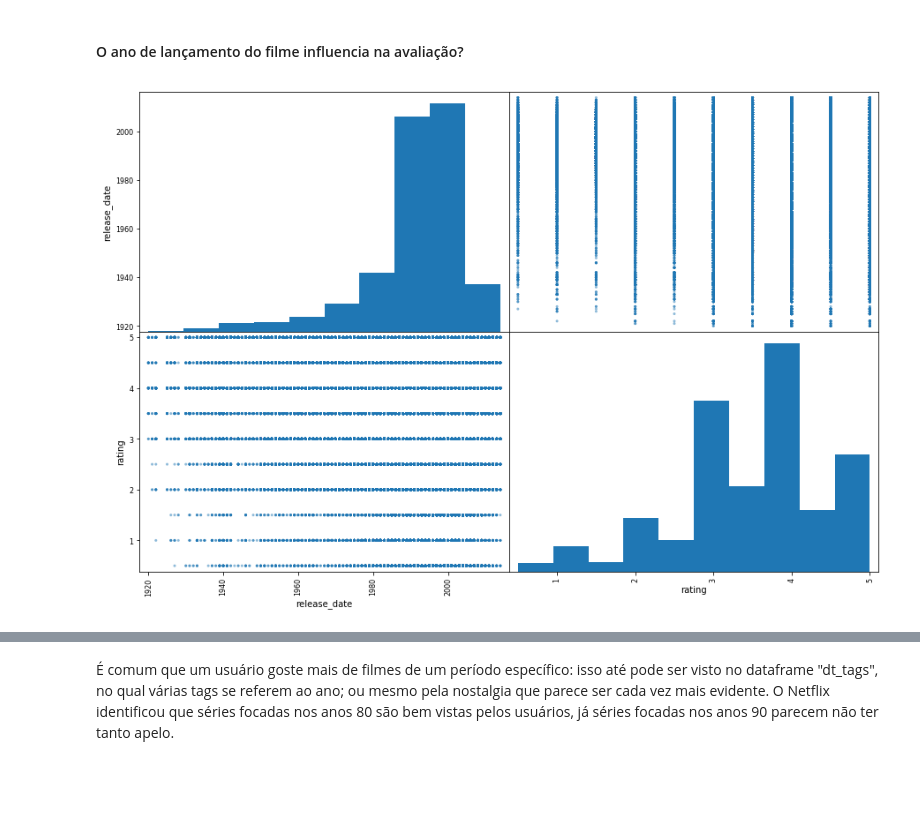
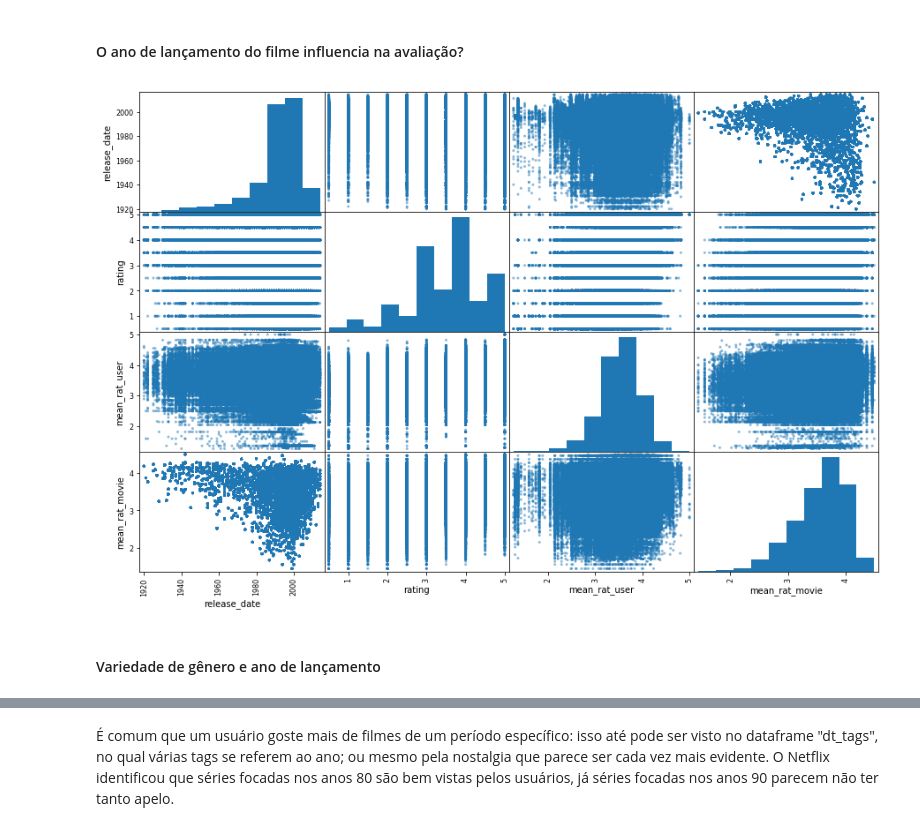
Before and after one commit to onimaru/Recommender_Systems, a Jupyter notebook: Teste_Data_Science_Elo7.ipynb, the cells around one changed output, grey strips where cells are left out. Saved outputs shown, nothing was run; the diff lists cells and outputs as text; code cells hidden in the pictures; blank space fills up the shorter version.

```diff
--- a/Teste_Data_Science_Elo7.ipynb
+++ b/Teste_Data_Science_Elo7.ipynb
@@ -509,8 +590,8 @@ Agora vamos unir os dataframes de acordo com a variável em comum "movieId".
 dt_ratings = pd.merge(dt_ratings,RMPU,on=['userId','userId'])
 dt_ratings = pd.merge(dt_ratings,RMPM,on=['movieId','movieId'])
 # %%
-dt_user_movie = pd.merge(dt_movies,dt_ratings,on=['movieId','movieId'])
-dt_user_movie.head()
+data = pd.merge(dt_movies,dt_ratings,on=['movieId','movieId'])
+data.head()
 # %% [output]
 |  | movieId | title | release_date | gen:(no genres listed) | gen:Action | gen:Adventure | gen:Animation | ... |
 | 0 | 1 | Toy Story (1995) | 1995.0 | 0 | 0 | 1 | 1 | ... |
@@ -521,8 +602,8 @@ dt_user_movie.head()
 5 rows × 30 columns
 # %%
 # não utilizaremos mais 'timestamp'
-dt_user_movie = dt_user_movie.drop('timestamp',axis=1)
-dt_user_movie.shape
+data = data.drop('timestamp',axis=1)
+data.shape
 # %% [output]
 (517084, 29)
 # %% [markdown]
@@ -615,5 +711,5 @@ O número de vezes que um filme foi avaliado é importante para um modelo estat
 # %%
-freq_count = dt_user_movie.groupby(['movieId']).count()
+freq_count = data.groupby(['movieId']).count()
 # %%
 freq_count['title'].head()
 # %% [output]
@@ -690,5 +787,5 @@ freq_min
 9135
 array([    33,     37,     38, ..., 129707, 130219, 130490], dtype=int64)
 # %%
-dt_user_movie = dt_user_movie[~dt_user_movie['movieId'].isin(freq_min)]
+data = data[~data['movieId'].isin(freq_min)]
 # %%
@@ -844,7 +918,8 @@ Outra característica do usuário que pode ser entendida com "hour" é identific
 # %% [markdown]
 #### O ano de lançamento do filme influencia na avaliação?
 # %%
-from pandas.plotting import scatter_matrix
-scatter_matrix(dt_user_movie[['release_date','rating']], figsize=(15,10));
+scatter_matrix(data[['release_date','rating','mean_rat_user','mean_rat_movie']], figsize=(15,10));
 # %% [output]
-[figure, old version]
+[figure, new version]
+# %% [markdown]
+#### Variedade de gênero e ano de lançamento
```
Also changed, not shown: parts of 83 cells of this notebook.
